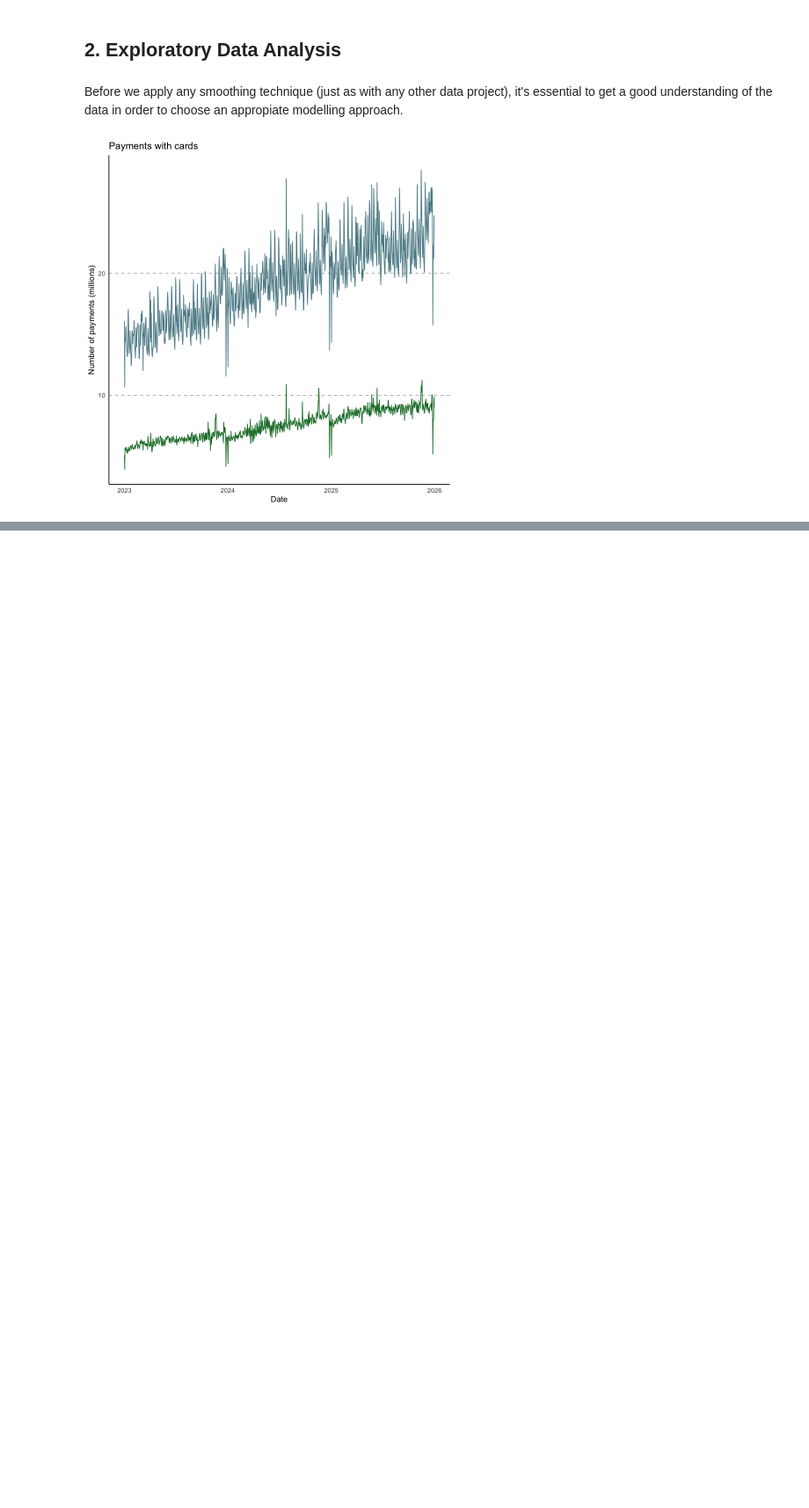
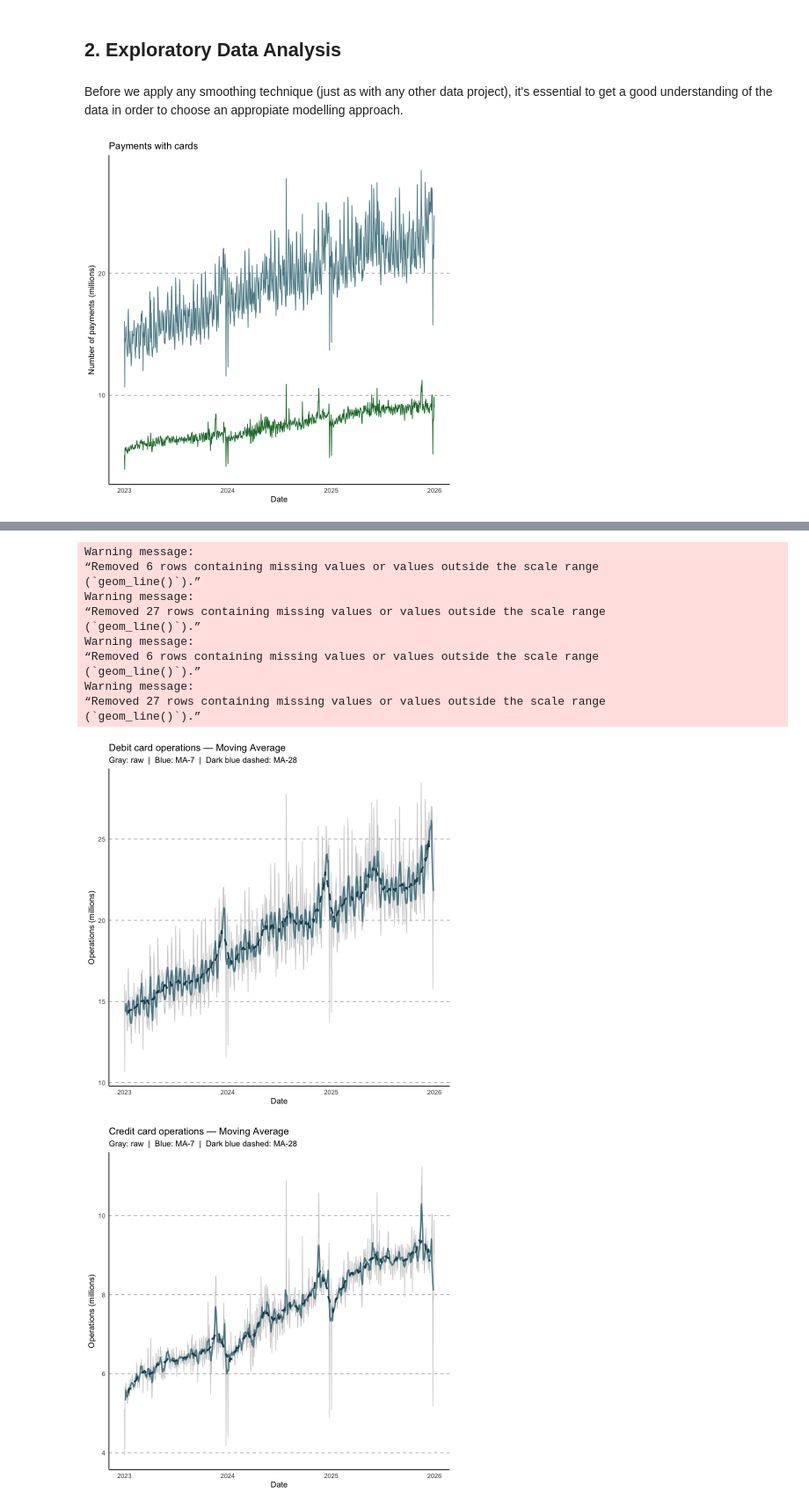
Before and after one commit to gerardorochabenigno/sitio-gerardo-rocha-benigno, a Jupyter notebook: posts/tarjetas-suavizamiento/suavizamiento.ipynb, the cells around one changed output, grey strips where cells are left out. Shown at 88% size. Cells and saved outputs as stored; diff of their text form; code cells hidden in the pictures; blank space fills up the shorter version.

```diff
--- a/posts/tarjetas-suavizamiento/suavizamiento.ipynb
+++ b/posts/tarjetas-suavizamiento/suavizamiento.ipynb
@@ -97,0 +133,49 @@ ggplot(data = df_ops, aes(x=date, y = debit)) +
+# %%
+window_size <- 7
+
+df_ma <- df_ops |>
+    mutate(
+        debit_ma7  = rollmean(debit,  k = window_size, fill = NA, align = "center"),
+        credit_ma7 = rollmean(credit, k = window_size, fill = NA, align = "center"),
+        debit_ma28  = rollmean(debit,  k = 28, fill = NA, align = "center"),
+        credit_ma28 = rollmean(credit, k = 28, fill = NA, align = "center")
+    )
+
+plot_ma <- function(df, col_raw, col_ma7, col_ma28, title_txt) {
+    ggplot(df, aes(x = date)) +
+        geom_line(aes(y = .data[[col_raw]]),  color = "gray80", linewidth = 0.4) +
+        geom_line(aes(y = .data[[col_ma7]]),  color = "#5d8b96", linewidth = 0.9) +
+        geom_line(aes(y = .data[[col_ma28]]), color = "#1d4e5f", linewidth = 1.1, linetype = "dashed") +
+        theme_minimal() +
+        theme(
+            panel.grid.major.x = element_blank(),
+            panel.grid.minor.x = element_blank(),
+            panel.grid.major.y = element_line(linetype = "dashed", color = "gray70"),
+            panel.grid.minor.y = element_blank(),
+            axis.line = element_line(color = "black")
+        ) +
+        labs(
+            title = title_txt,
+            subtitle = "Gray: raw  |  Blue: MA-7  |  Dark blue dashed: MA-28",
+            y = "Operations (millions)",
+            x = "Date"
+        )
+}
+
+plot_ma(df_ma, "debit",  "debit_ma7",  "debit_ma28",  "Debit card operations — Moving Average")
+plot_ma(df_ma, "credit", "credit_ma7", "credit_ma28", "Credit card operations — Moving Average")
+# %% [output]
+Warning message:
+“Removed 6 rows containing missing values or values outside the scale range
+(`geom_line()`).”
+Warning message:
+“Removed 27 rows containing missing values or values outside the scale range
+(`geom_line()`).”
+Warning message:
+“Removed 6 rows containing missing values or values outside the scale range
+(`geom_line()`).”
+Warning message:
+“Removed 27 rows containing missing values or values outside the scale range
+(`geom_line()`).”
+[figure, added]
+[figure, added]
```
Also changed, not shown: parts of 17 cells of this notebook, 1 other file.
